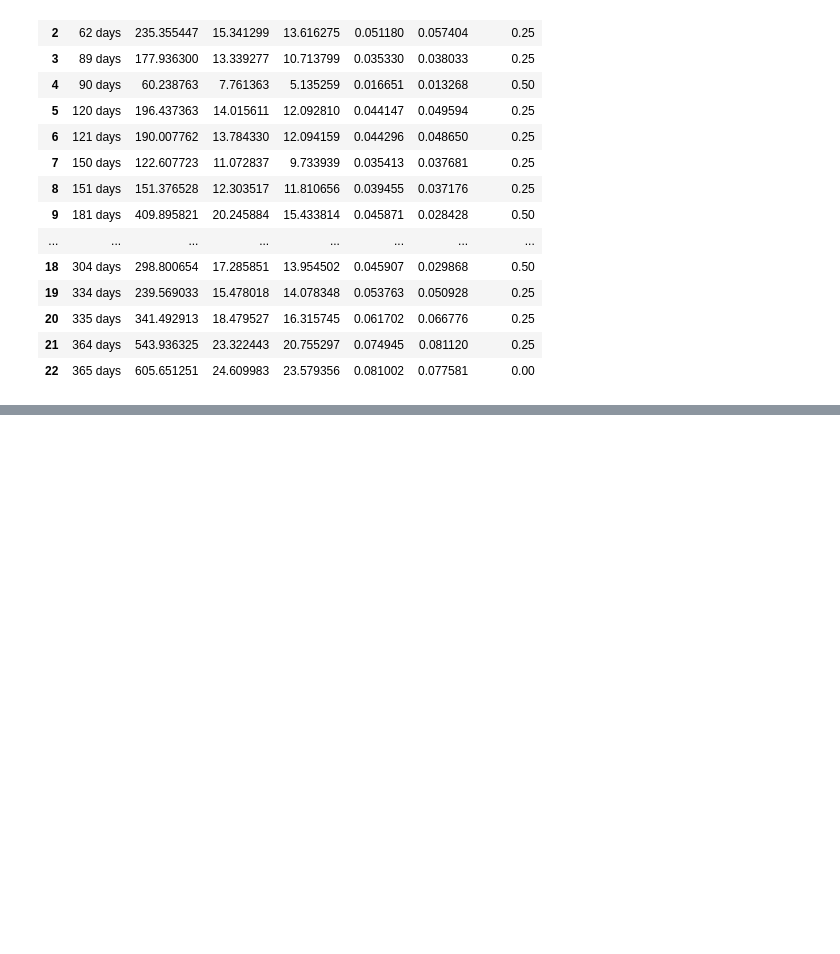
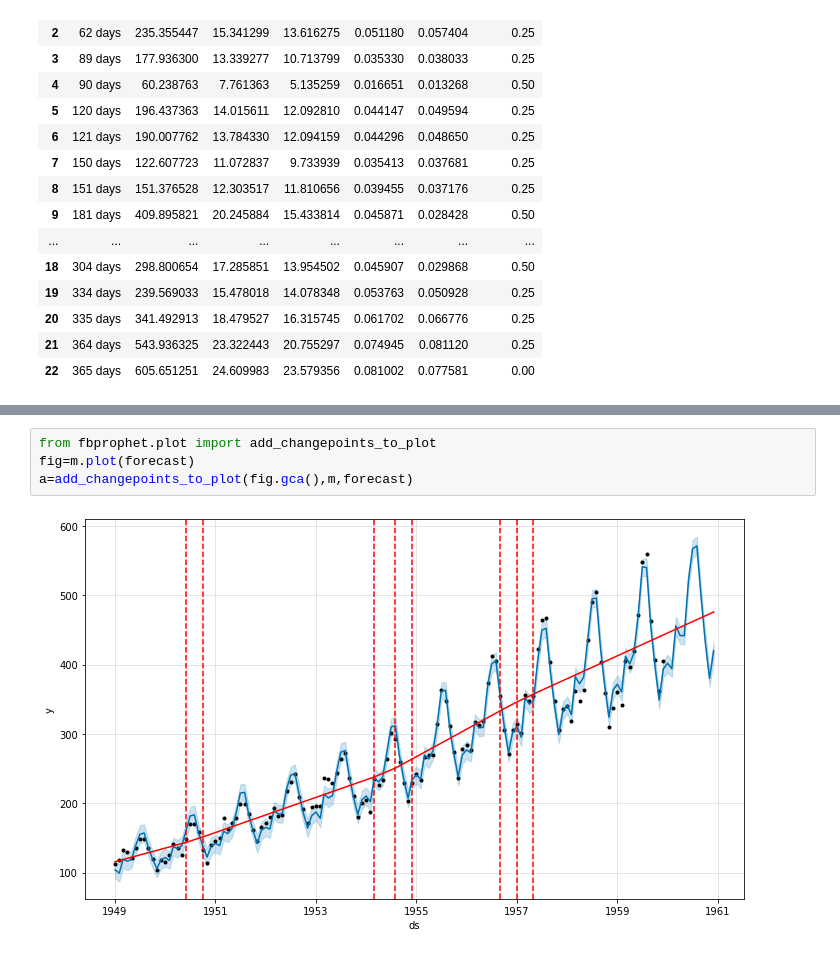
Before and after one commit to sailajak2003/TimeSeries, a Jupyter notebook: airline_pssg.ipynb, the cells around one changed output, grey strips where cells are left out. Cells and saved outputs as stored; diff of their text form; blank space fills up the shorter version.

```diff
--- a/airline_pssg.ipynb
+++ b/airline_pssg.ipynb
@@ -355,0 +362,6 @@ performance_metrics(fb_cv)
+# %%
+from fbprophet.plot import add_changepoints_to_plot
+fig=m.plot(forecast)
+a=add_changepoints_to_plot(fig.gca(),m,forecast)
+# %% [output]
+[figure, added]
```
Also changed, not shown: parts of 3 cells of this notebook.
